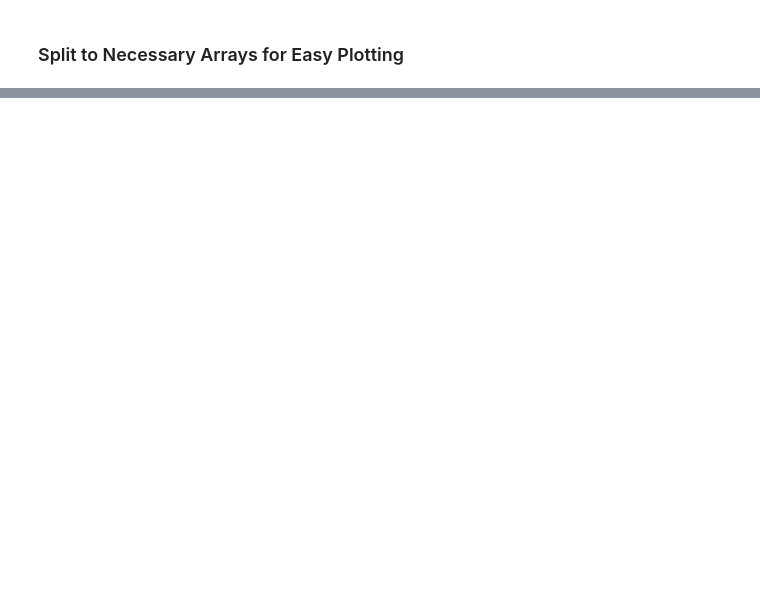
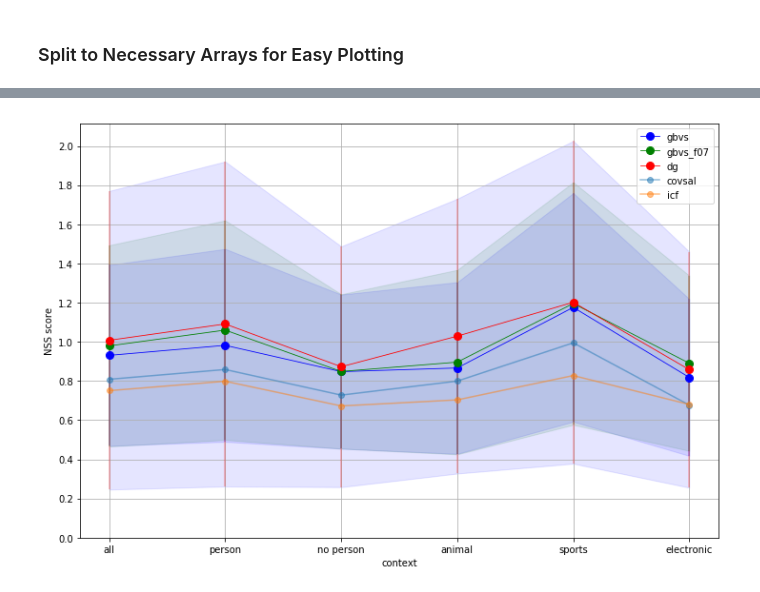
Before and after one commit to alTeska/face_saliency, a Jupyter notebook: notebooks/dg_vs_gbvs_mean_std_0507.ipynb, the cells around one changed output, grey strips where cells are left out. Cells and saved outputs as stored; diff of their text form; code cells hidden in the pictures; blank space fills up the shorter version.

```diff
--- a/notebooks/dg_vs_gbvs_mean_std_0507.ipynb
+++ b/notebooks/dg_vs_gbvs_mean_std_0507.ipynb
@@ -24,0 +70,7 @@ FileNotFoundError: [Errno 2] No such file or directory: '../results/'
+# %%
+NSS = pd.DataFrame(data=nss_table, columns=model, index=context)
+NSS.columns.name='models'
+NSS.index.name='context'
+
+NSS = NSS.transpose()
+NSS
@@ -111,0 +274,26 @@ plt.legend();
+# %%
+plt.subplots(figsize=(12,8))
+
+plt.plot(nss_gbvs_m, '-o', label='gbvs', linewidth=d, markersize=m, c='b');
+plt.errorbar(t, nss_gbvs_m, nss_gbvs_s, linestyle='None', c='b', label=None, alpha=0.3)
+plt.fill_between(t, nss_gbvs_m - nss_gbvs_s, nss_gbvs_m + nss_gbvs_s, color='b', alpha=0.1)
+
+plt.plot(nss_gbvs_f07_m, '-o', label='gbvs_f07', linewidth=d, markersize=m, c='g');
+plt.errorbar(t, nss_gbvs_f07_m, nss_gbvs_f07_s, linestyle='None', c='g', label=None, alpha=0.3)
+plt.fill_between(t, nss_gbvs_f07_m - nss_gbvs_f07_s, nss_gbvs_f07_m + nss_gbvs_f07_s, color='g', alpha=0.1)
+
+plt.plot(nss_dg_m, '-o', label='dg', linewidth=d, markersize=m, c='r');
+plt.errorbar(t, nss_dg_m, nss_dg_s, linestyle='None', c='r', label=None, alpha=0.3)
+plt.fill_between(t, nss_dg_m - nss_dg_s, nss_dg_m + nss_dg_s, color='b', alpha=0.1)
+
+plt.plot(nss_covsal, '-o', label='covsal', alpha=0.5)
+plt.plot(nss_icf, '-o', label='icf', alpha=0.5)
+
+plt.grid()
+plt.yticks(np.arange(0, 2.1, step=0.2))
+plt.ylabel('NSS score')
+plt.xlabel('context')
+plt.legend();
+plt.savefig('../results/plots/NSS_gbvs_performance.jpg', bbox_inches='tight', pad_inches=0)
+# %% [output]
+[figure, added]
```
Also changed, not shown: parts of 23 cells of this notebook, 9 other files.
